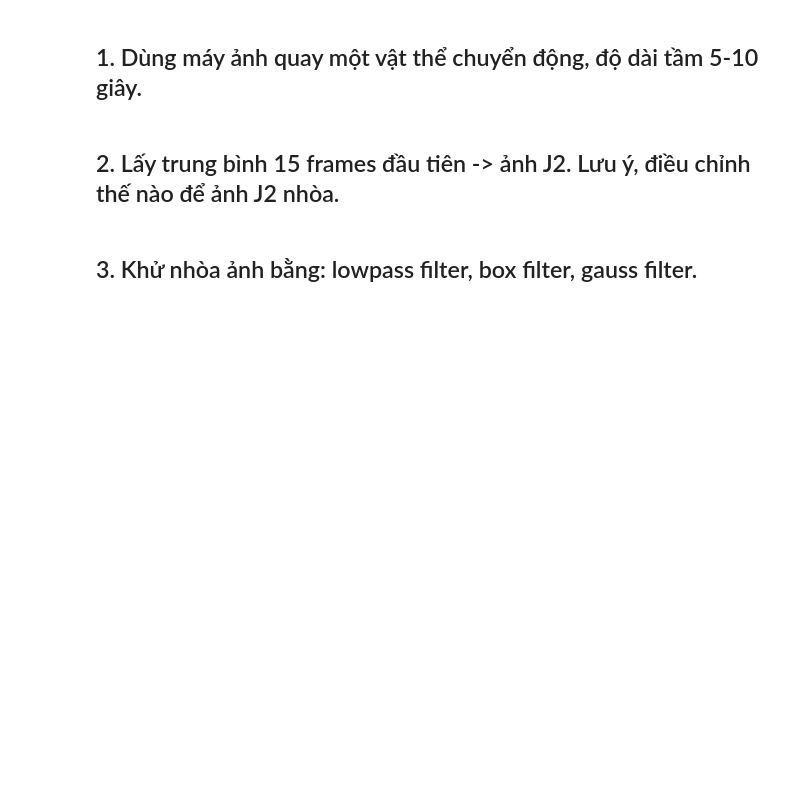
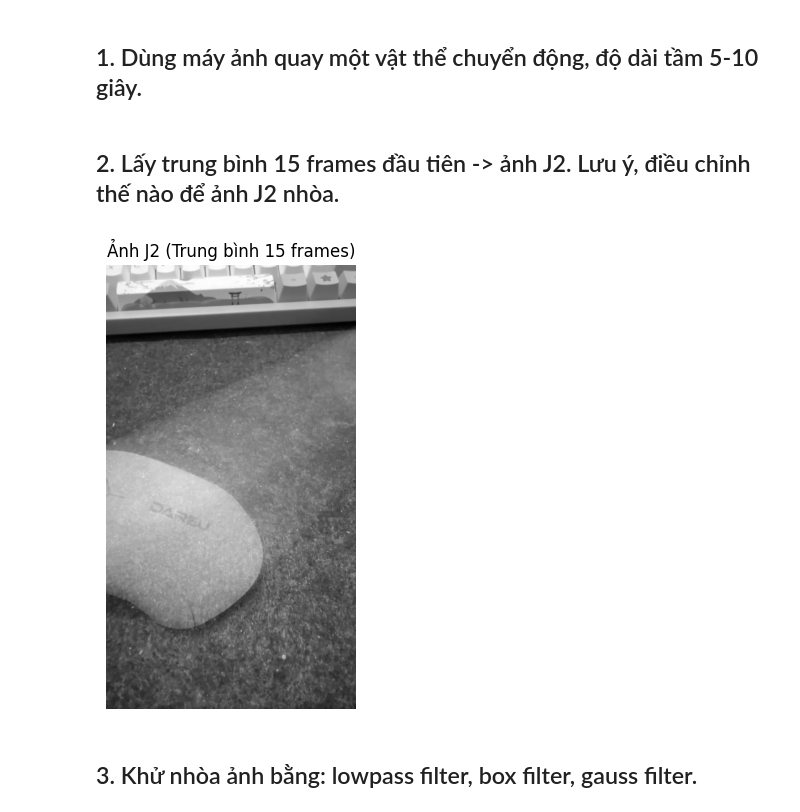
Before and after one commit to Sura3607/imageProcessing, a Jupyter notebook: lab5/lab5.ipynb, the cells around one changed output. Drawn from its saved outputs; the diff is of its cells as text; code cells hidden in the pictures; blank space fills up the shorter version.

```diff
--- a/lab5/lab5.ipynb
+++ b/lab5/lab5.ipynb
@@ -41,7 +41,46 @@ def show_images(panels, figsize=None):
     plt.show()
 # %% [markdown]
 ## 1. Dùng máy ảnh quay một vật thể chuyển động, độ dài tầm 5-10 giây.
+# %%
+video_path = 'video.mp4'
 # %% [markdown]
 ## 2. Lấy trung bình 15 frames đầu tiên -> ảnh J2. Lưu ý, điều chỉnh thế nào để ảnh J2 nhòa.
+# %%
+def get_average_frames(video_path, start_frame=0, num_frames=15):
+    cap = cv2.VideoCapture(video_path)
+
+    if not cap.isOpened():
+        print(f"Không thể mở video tại: {video_path}")
+        return None
+
+    # Đặt vị trí frame bắt đầu
+    cap.set(cv2.CAP_PROP_POS_FRAMES, start_frame)
+
+    frames = []
+    for i in range(num_frames):
+        ret, frame = cap.read()
+        if not ret:
+            print(f"Đã hết video ở frame thứ {start_frame + i}. Chỉ lấy được {i} frames.")
+            break
+        # Chuyển frame sang ảnh xám để dễ xử lý cho các câu sau
+        gray_frame = cv2.cvtColor(frame, cv2.COLOR_BGR2GRAY)
+        frames.append(gray_frame)
+
+    cap.release()
+
+    if not frames:
+        return None
+
+    # Tính trung bình các frames
+    # Sử dụng kiểu float32 để tránh tràn số khi cộng
+    avg_frame = np.mean(frames, axis=0).astype(np.uint8)
+    return avg_frame
+
+# Thực thi
+J2 = get_average_frames(video_path, start_frame=20, num_frames=15)
+
+show_images([("Ảnh J2 (Trung bình 15 frames)", J2)])
+# %% [output]
+[figure, added]
 # %% [markdown]
 ## 3. Khử nhòa ảnh bằng: lowpass filter, box filter, gauss filter.
```
Also changed, not shown: parts of 5 cells of this notebook.
